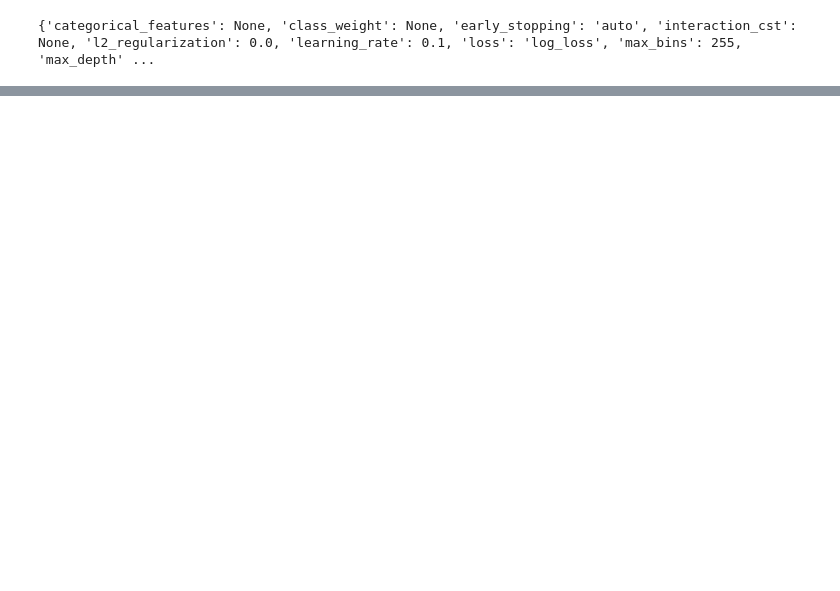
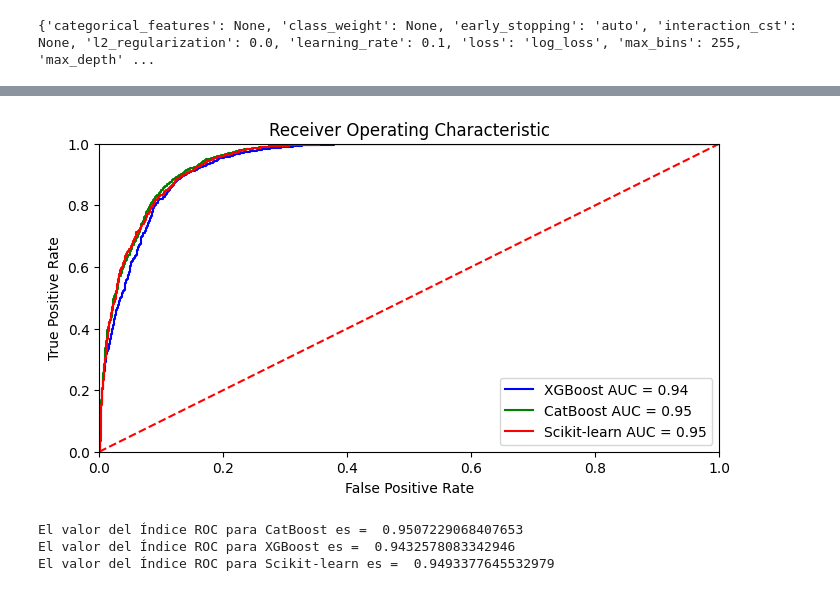
Before and after one commit to javeser/Trabajo-Fin-Master, a Jupyter notebook: catboot_model.ipynb, the cells around one changed output, grey strips where cells are left out. Drawn from its saved outputs; the diff is of its cells as text; code cells hidden in the pictures; blank space fills up the shorter version.

Commit message:
I remake a couple of thing that it din't saved ok, like ROC curve comparation, and i added a line of code to compare the AUC of the 3 models

```diff
--- a/catboot_model.ipynb
+++ b/catboot_model.ipynb
@@ -418,0 +419,43 @@ plt.show()
+# %%
+import sklearn.metrics as metrics
+
+# ROC curve for XGBoost (bst)
+probs = bst.predict_proba(X_eval)
+preds = probs[:,1]
+fpr_bst, tpr_bst, threshold_bst = metrics.roc_curve(y_eval, preds)
+roc_auc_bst = metrics.auc(fpr_bst, tpr_bst)
+
+# ROC curve for CatBoost (model)
+probs = model.predict_proba(X_eval)
+preds = probs[:,1]
+fpr_model, tpr_model, threshold_model = metrics.roc_curve(y_eval, preds)
+roc_auc_model = metrics.auc(fpr_model, tpr_model)
+
+# ROC curve for other models (clf)
+probs = clf.predict_proba(X_eval)
+preds = probs[:,1]
+fpr_clf, tpr_clf, threshold_clf = metrics.roc_curve(y_eval, preds)
+roc_auc_clf = metrics.auc(fpr_clf, tpr_clf)
+
+import matplotlib.pyplot as plt
+plt.title('Receiver Operating Characteristic')
+plt.plot(fpr_bst, tpr_bst, 'b', label = 'XGBoost AUC = %0.2f' % roc_auc_bst)
+plt.plot(fpr_model, tpr_model, 'g', label = 'CatBoost AUC = %0.2f' % roc_auc_model)
+plt.plot(fpr_clf, tpr_clf, 'r', label = 'Scikit-learn AUC = %0.2f' % roc_auc_clf)
+plt.legend(loc = 'lower right')
+plt.plot([0, 1], [0, 1],'r--')
+plt.xlim([0, 1])
+plt.ylim([0, 1])
+plt.ylabel('True Positive Rate')
+plt.xlabel('False Positive Rate')
+plt.show()
+# %% [output]
+[figure, added]
+# %%
+print('El valor del Índice ROC para CatBoost es = ', roc_auc_model)
+print('El valor del Índice ROC para XGBoost es = ',roc_auc_bst)
+print('El valor del Índice ROC para Scikit-learn es = ',roc_auc_clf)
+# %% [output]
+El valor del Índice ROC para CatBoost es =  0.9507229068407653
+El valor del Índice ROC para XGBoost es =  0.9432578083342946
+El valor del Índice ROC para Scikit-learn es =  0.9493377645532979
```
Also changed, not shown: parts of 16 cells of this notebook.
